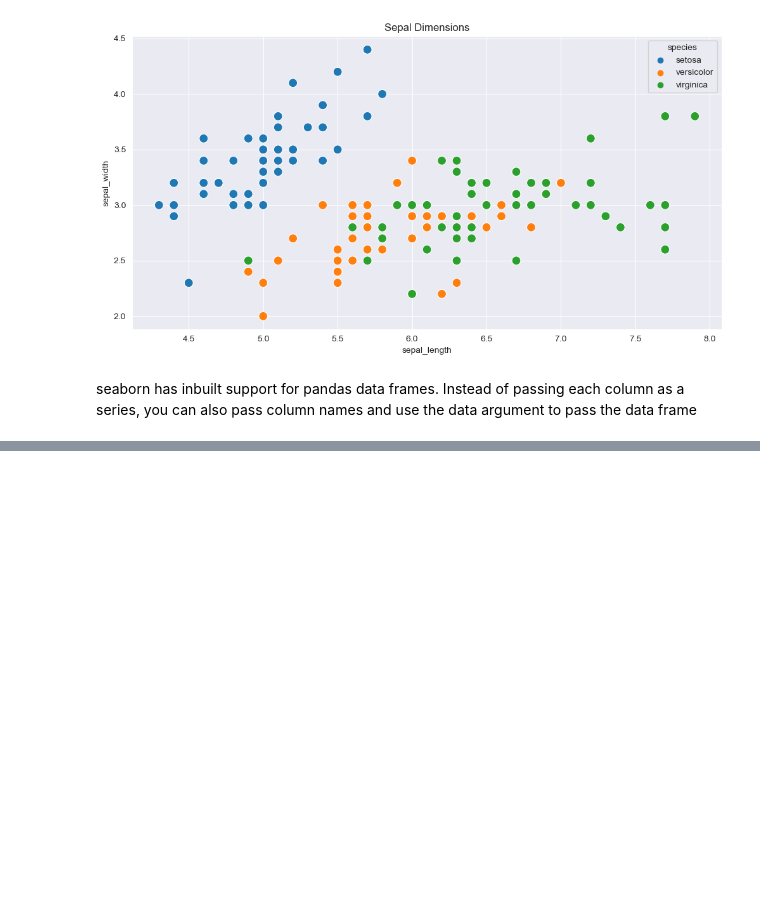
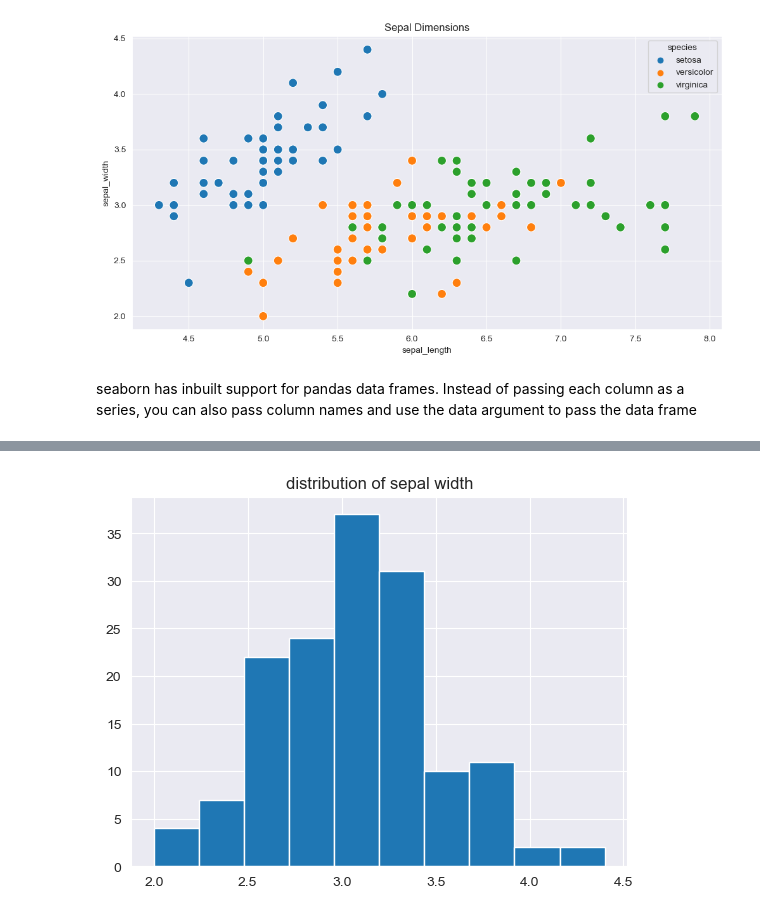
Before and after one commit to IshitaPathak/Data-Analysis, a Jupyter notebook: matplotlib.ipynb, the cells around one changed output, grey strips where cells are left out. Saved outputs shown, nothing was run; the diff lists cells and outputs as text; code cells hidden in the pictures; blank space fills up the shorter version.

```diff
--- a/Untitled.ipynb
+++ b/matplotlib.ipynb
@@ -244,0 +247,4 @@ TypeError: scatterplot() got multiple values for argument 'data'
+# %%
+# load data into a pandas dataframe
+flowers_df= sns.load_dataset("iris")
+flowers_df.sepal_width
@@ -244,0 +276,8 @@ TypeError: scatterplot() got multiple values for argument 'data'
+# %%
+plt.title("distribution of sepal width")
+plt.hist(flowers_df.sepal_width);
+
+# each interval is called bin
+# interval is mathematical terms and binis statistical term
+# %% [output]
+[figure, added]
```
Also changed, not shown: parts of 32 cells of this notebook.
